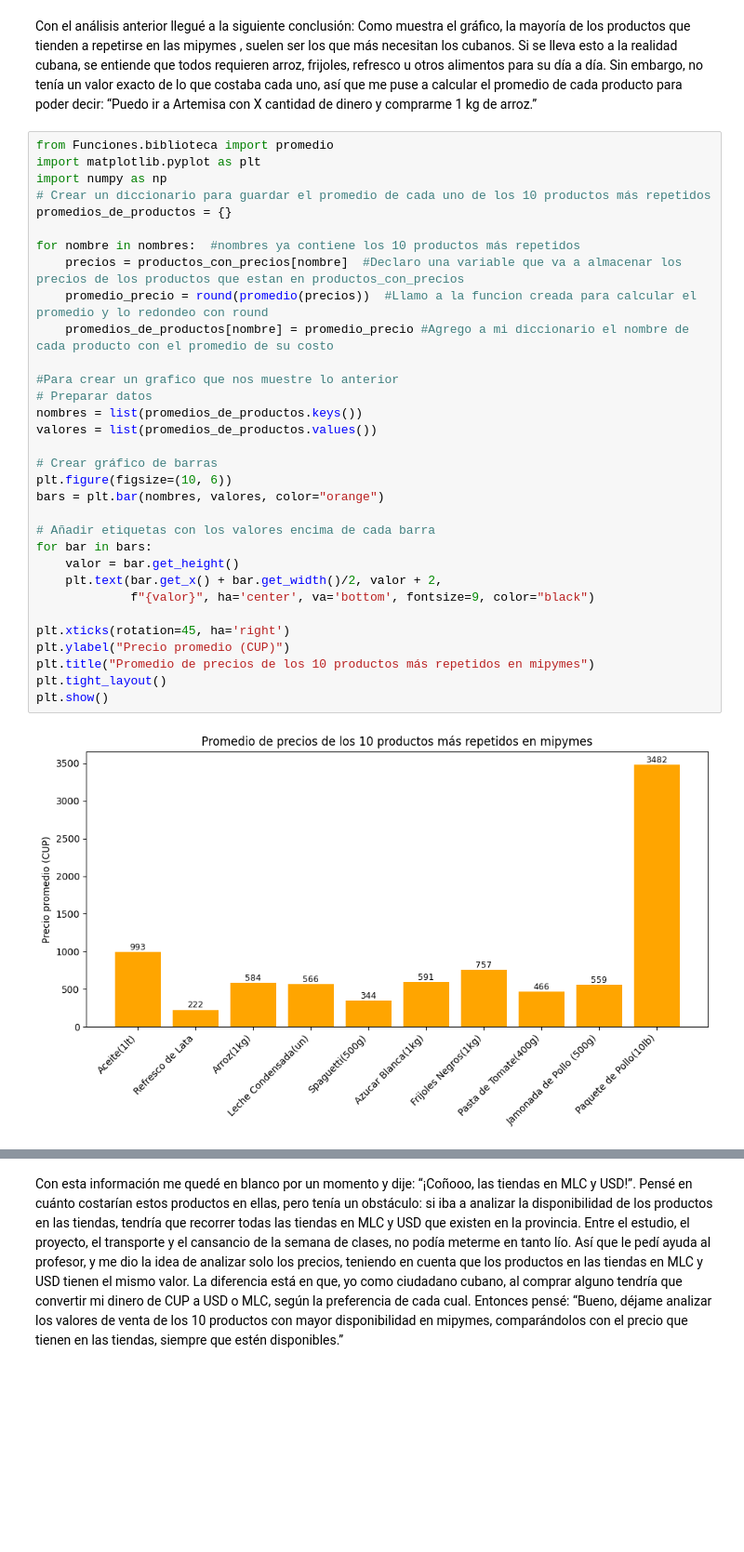
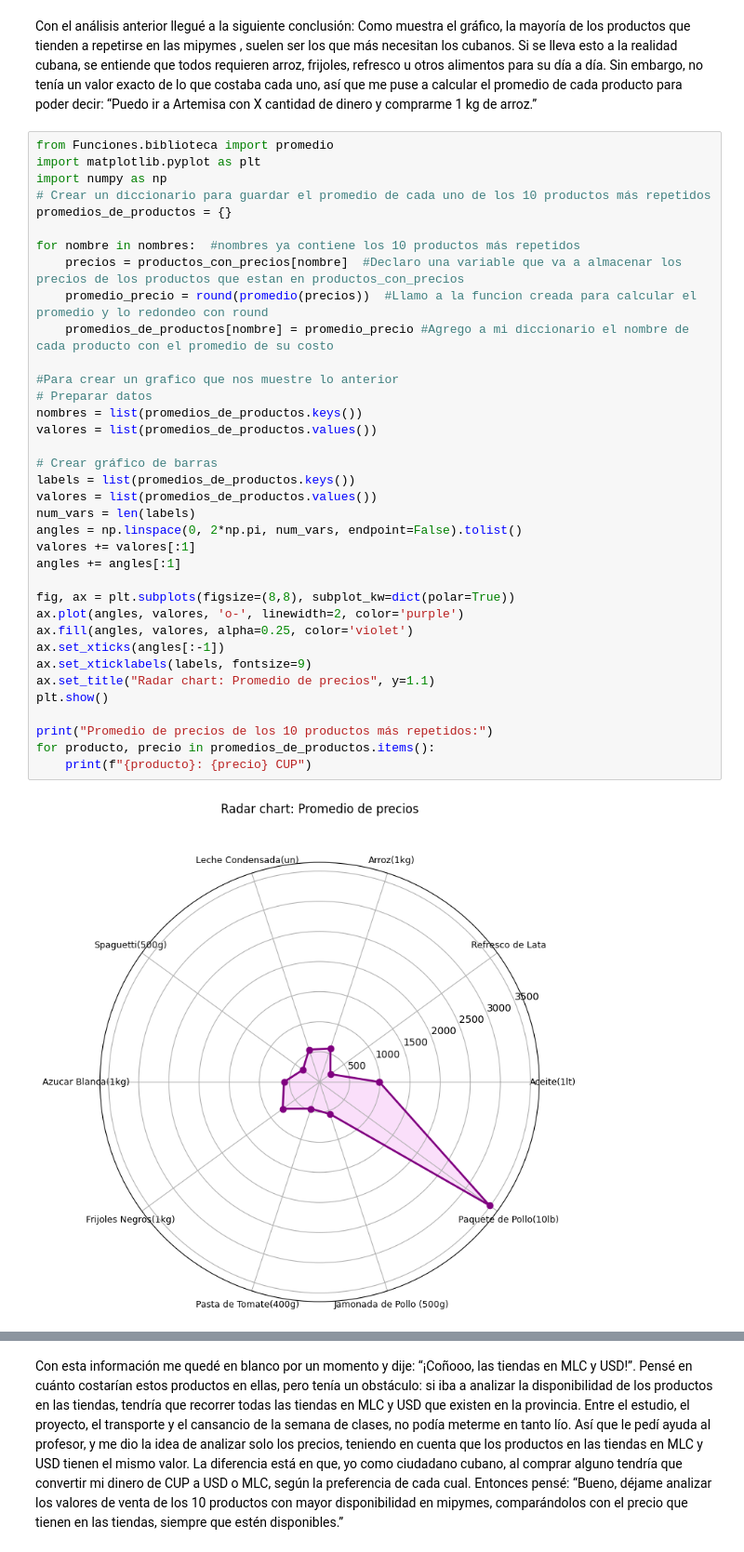
Before and after one commit to WilliamTMC/Proyecto45, a Jupyter notebook: analizando varios productos.ipynb, the cells around one changed output, grey strips where cells are left out. Shown at 93% size. Saved outputs shown, nothing was run; the diff lists cells and outputs as text; blank space fills up the shorter version.

```diff
--- a/analizando varios productos.ipynb
+++ b/analizando varios productos.ipynb
@@ -140,34 +140,38 @@ Con el análisis anterior llegué a la siguiente conclusión: Como muestra el gr
 # %%
 from Funciones.biblioteca import promedio
 import matplotlib.pyplot as plt
 import numpy as np
 # Crear un diccionario para guardar el promedio de cada uno de los 10 productos más repetidos
 promedios_de_productos = {}
 
 for nombre in nombres:  #nombres ya contiene los 10 productos más repetidos
     precios = productos_con_precios[nombre]  #Declaro una variable que va a almacenar los precios de los productos que estan en productos_con_precios
     promedio_precio = round(promedio(precios))  #Llamo a la funcion creada para calcular el promedio y lo redondeo con round
     promedios_de_productos[nombre] = promedio_precio #Agrego a mi diccionario el nombre de cada producto con el promedio de su costo
 
 #Para crear un grafico que nos muestre lo anterior
 # Preparar datos
 nombres = list(promedios_de_productos.keys())
 valores = list(promedios_de_productos.values())
 
 # Crear gráfico de barras
-plt.figure(figsize=(10, 6))
-bars = plt.bar(nombres, valores, color="orange")
+labels = list(promedios_de_productos.keys())
+valores = list(promedios_de_productos.values())
+num_vars = len(labels)
+angles = np.linspace(0, 2*np.pi, num_vars, endpoint=False).tolist()
+valores += valores[:1]
+angles += angles[:1]
 
-# Añadir etiquetas con los valores encima de cada barra
-for bar in bars:
-    valor = bar.get_height()
-    plt.text(bar.get_x() + bar.get_width()/2, valor + 2,
-             f"{valor}", ha='center', va='bottom', fontsize=9, color="black")
+fig, ax = plt.subplots(figsize=(8,8), subplot_kw=dict(polar=True))
+ax.plot(angles, valores, 'o-', linewidth=2, color='purple')
+ax.fill(angles, valores, alpha=0.25, color='violet')
+ax.set_xticks(angles[:-1])
+ax.set_xticklabels(labels, fontsize=9)
+ax.set_title("Radar chart: Promedio de precios", y=1.1)
+plt.show()
 
-plt.xticks(rotation=45, ha='right')
-plt.ylabel("Precio promedio (CUP)")
-plt.title("Promedio de precios de los 10 productos más repetidos en mipymes")
-plt.tight_layout()
-plt.show()
+print("Promedio de precios de los 10 productos más repetidos:")
+for producto, precio in promedios_de_productos.items():
+    print(f"{producto}: {precio} CUP")
 # %% [output]
-[figure, old version]
+[figure, new version]
```
Also changed, not shown: parts of 1 cell of this notebook.
